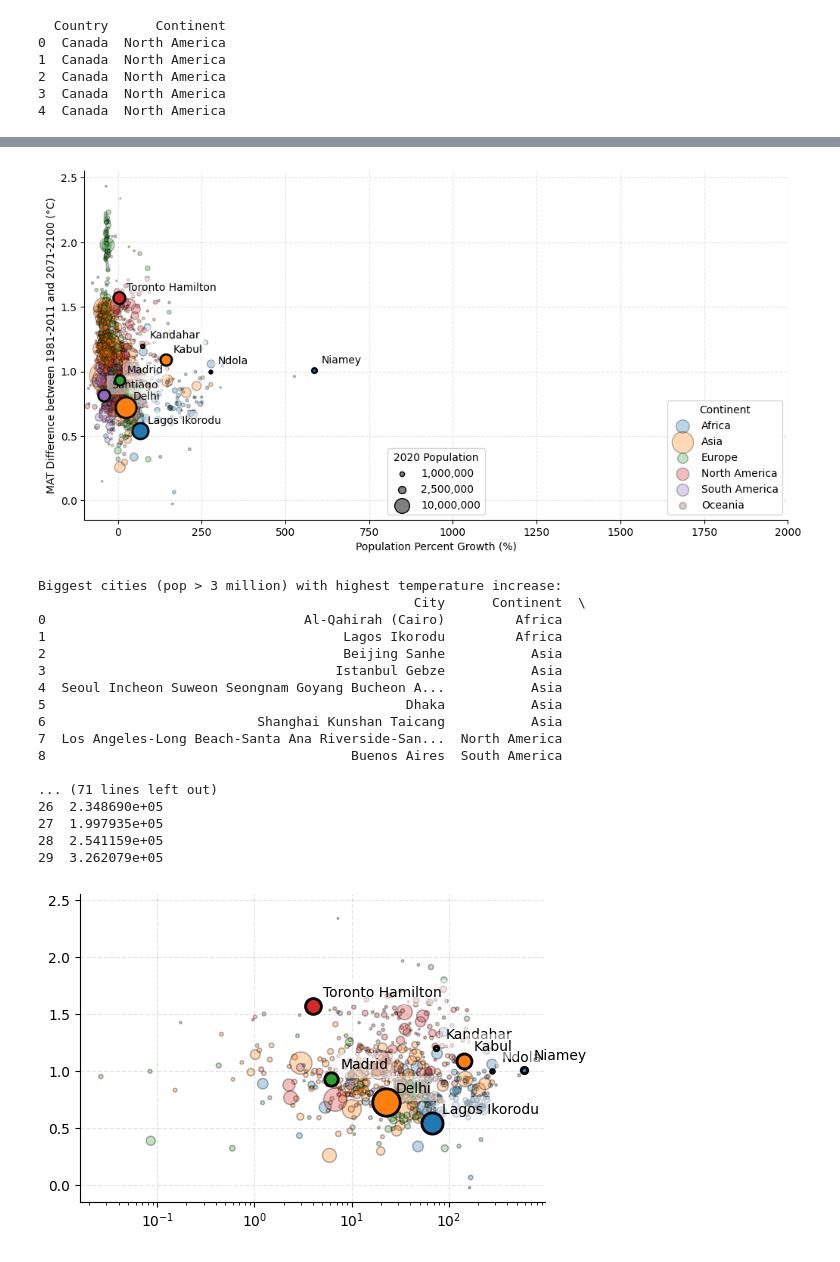
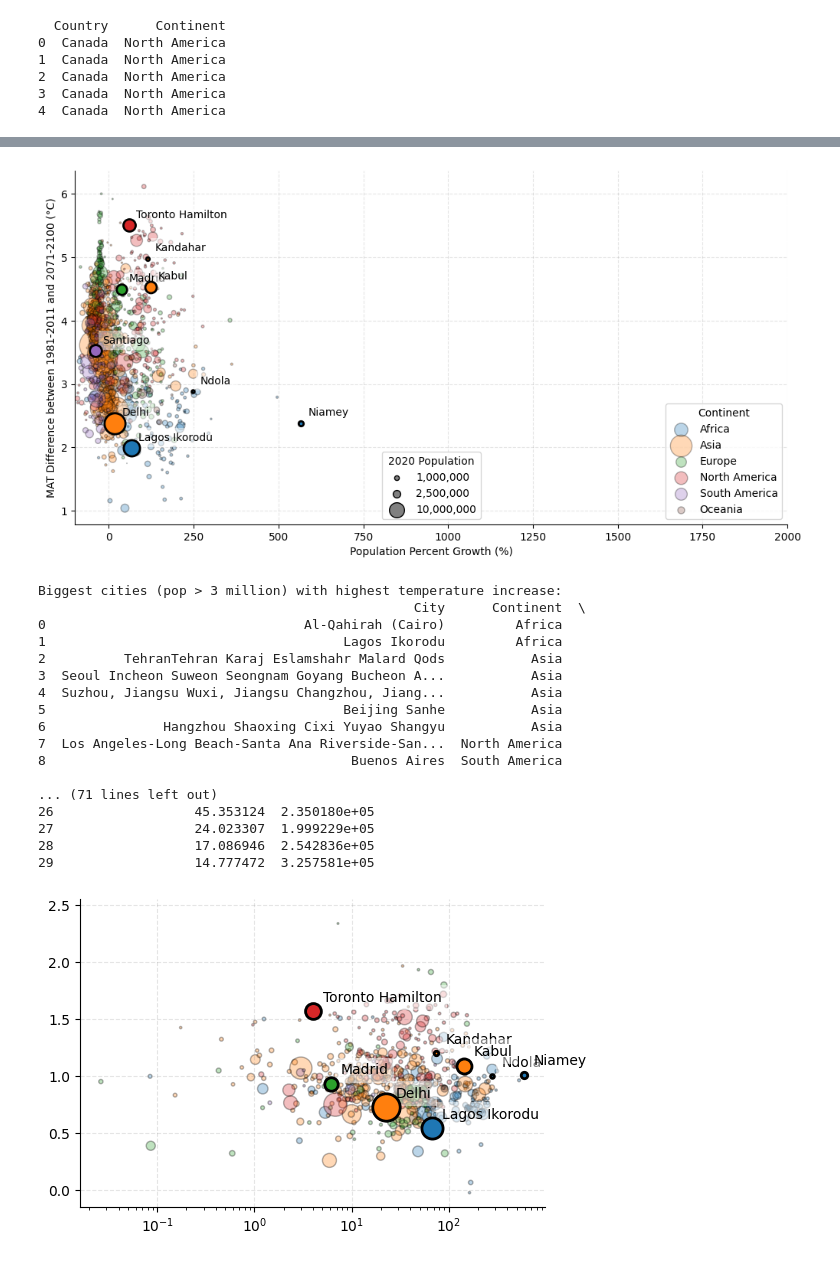
Before and after one commit to johnfriesen/Urban-Climate-Scenarios, a Jupyter notebook: analyse_data.ipynb, the cells around one changed output, grey strips where cells are left out. Drawn from its saved outputs; the diff is of its cells as text; code cells hidden in the pictures.

```diff
--- a/analyse_data.ipynb
+++ b/analyse_data.ipynb
@@ -409,7 +449,7 @@ import matplotlib.colors as mcolors
 
 # Assuming merged_with_shape is your DataFrame with 32 columns
 # --- Set the SSP scenario here ---
-SCENARIO = 'SSP1'  # Change to 'SSP3' or 'SSP1' as needed
+SCENARIO = 'SSP5'  # Change to 'SSP3' or 'SSP1' as needed
 pop_2020s = f'{SCENARIO}_2020s'
 pop_2100s = f'{SCENARIO}_2100s'
 
@@ -503,51 +543,51 @@ for city in highlight_cities:
         plt.scatter(x_val, y_val, s=pop_val / 50000, facecolors=highlight_color,
                     edgecolors='black', linewidth=2, zorder=10)
         plt.annotate(city, (x_val, y_val), textcoords="offset points",
                      xytext=(7, 7), ha="left", fontsize=10, color='black',
                      bbox=dict(facecolor='white', alpha=0.5, edgecolor='none'))
 
 # Set xscale, title, and axis labels
 #plt.xscale('log')
 plt.xlabel('Population Percent Growth (%)', fontsize=10)
 plt.ylabel('MAT Difference between 1981-2011 and 2071-2100 (°C)', fontsize=10)
 plt.xlim((-100,2000))
 # Adjust layout to leave space on the right for legends.
 #plt.tight_layout(rect=[0, 0, 0.75, 1])
 plt.show()
 
 # --- Biggest Cities with High Temperature Increase ---
 big_cities = merged_data[merged_data[pop_2020s] > 10000000]
 top_temp_increase = big_cities.groupby('Continent', group_keys=False).apply(
     lambda df: df.nlargest(5, 'Temp_Diff_2071_2100')
 ).reset_index(drop=True)
 print("Biggest cities (pop > 3 million) with highest temperature increase:")
 print(top_temp_increase[['City', 'Continent', pop_2020s, 'Population_Percent_Growth', 'Temp_Diff_2071_2100']])
 
 # --- Fastest Growing Cities ---
 top_pop_growth = merged_data.groupby('Continent', group_keys=False).apply(
     lambda df: df.nlargest(5, 'Population_Percent_Growth')
 ).reset_index(drop=True)
 print("\nFastest growing cities (by population percent growth):")
 print(top_pop_growth[['City', 'Continent', 'Population_Percent_Growth', pop_2020s]])
 # %% [output]
-[figure, old version]
+[figure, new version]
 Biggest cities (pop > 3 million) with highest temperature increase:
                                                 City      Continent  \
 0                                 Al-Qahirah (Cairo)         Africa
 1                                      Lagos Ikorodu         Africa
-2                                      Beijing Sanhe           Asia
-3                                     Istanbul Gebze           Asia
-4  Seoul Incheon Suweon Seongnam Goyang Bucheon A...           Asia
-5                                              Dhaka           Asia
-6                           Shanghai Kunshan Taicang           Asia
+2          TehranTehran Karaj Eslamshahr Malard Qods           Asia
+3  Seoul Incheon Suweon Seongnam Goyang Bucheon A...           Asia
+4  Suzhou, Jiangsu Wuxi, Jiangsu Changzhou, Jiang...           Asia
+5                                      Beijing Sanhe           Asia
+6               Hangzhou Shaoxing Cixi Yuyao Shangyu           Asia
 7  Los Angeles-Long Beach-Santa Ana Riverside-San...  North America
 8                                       Buenos Aires  South America
 
 ... (71 lines left out)
-26  2.348690e+05
-27  1.997935e+05
-28  2.541159e+05
-29  3.262079e+05
+26                  45.353124  2.350180e+05
+27                  24.023307  1.999229e+05
+28                  17.086946  2.542836e+05
+29                  14.777472  3.257581e+05
 # %%
 import pandas as pd
 import matplotlib.pyplot as plt
```
Also changed, not shown: parts of 5 cells of this notebook, 11 other files.
